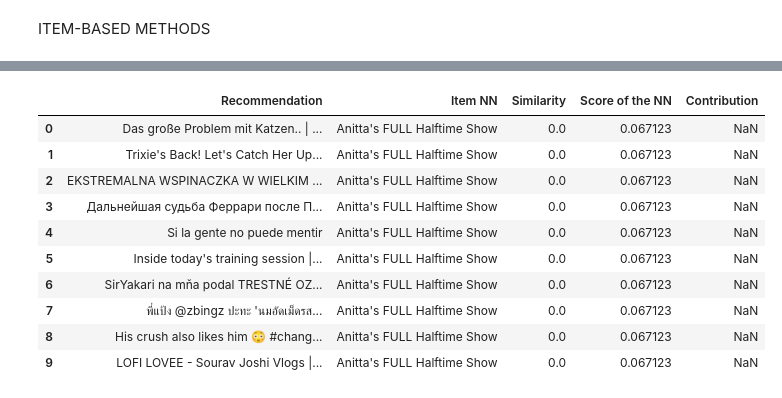
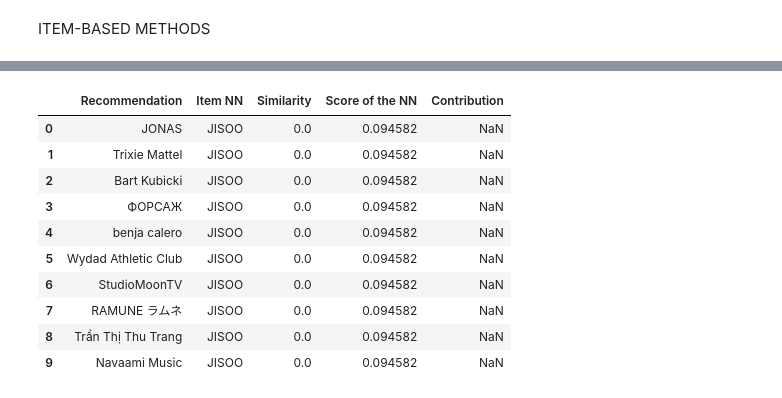
Before and after one commit to adrianarodriguezrodriguez/youtube, a Jupyter notebook: spark.ipynb, the cells around one changed output, grey strips where cells are left out. Drawn from its saved outputs; the diff is of its cells as text; code cells hidden in the pictures.

```diff
--- a/spark.ipynb
+++ b/spark.ipynb
@@ -100,15 +100,18 @@ In our dataset, we have a combination of both types of data, separated as follow
 
 As a starter to our project, we decided to cut some of the variables that are less likely to be userful in user recommendation. If needed, we will reload some of the columns needed.
 # %%
-columns_useful = ['title', 'channel_name', 'view_count', 'like_count', 'comment_count',
-                  'video_tags', 'kind', 'publish_date', 'langauge']
+# Lista de columnas que quieres usar
+columns_useful = [
+    'title', 'channel_name', 'country', 'view_count', 'like_count', 'comment_count',
+    'video_tags', 'kind', 'publish_date', 'language'
+]
 
-# Filter the columns that exist in the dataframe
+# Verificamos qué columnas existen realmente en el DataFrame
 columns_validas = [c for c in columns_useful if c in data.columns]
 
-# Select only the valid columns
+# Filtramos solo esas columnas
 data = data[columns_validas]
 
-# Display the first 5 rows
-data.head(5)
+# Mostramos las primeras filas
+data.head()
 # %% [output]
@@ -617,7 +669,7 @@ print(f"\n🔢 Total de canales únicos en el modelo: {len(canales_entrenados)}"
 🔢 Total de canales únicos en el modelo: 12571
 # %%
 # Canal del cual queremos obtener recomendaciones
-canal_elegido = "NFL"  # Puedes cambiarlo por otro channel_name
+canal_elegido = "JISOO"  # Puedes cambiarlo por otro channel_name
 
 # Verificamos que el canal esté en el conjunto de entrenamiento
 if canal_elegido not in iknn_pearson_mc.train_set.uid_map:
@@ -691,56 +743,71 @@ else:
 # %%
 from collections import defaultdict
 
 TOPK = 10
 
 # Verificar si el canal está en el modelo
 if canal_elegido not in iknn_pearson_mc.train_set.uid_map:
     print(f"❌ El canal '{canal_elegido}' no está en el conjunto de entrenamiento.")
 else:
-    # Obtener índice interno
     UIDX = iknn_pearson_mc.train_set.uid_map[canal_elegido]
 
-    # Matrices de puntuaciones y similitudes
+    # Matrices necesarias
     rating_mat = iknn_pearson_mc.train_set.matrix
     score_arr = iknn_pearson_mc.ui_mat[UIDX].A.ravel()
-    rated_items = np.nonzero(rating_mat[UIDX])[1]  # vídeos que ya ha "visto" ese canal
+    rated_items = np.nonzero(rating_mat[UIDX])[1]
 
-    # Estructura para guardar resultados
     df = defaultdict(list)
+    mostrados = set()
+    i = 0
 
-    # Para cada ítem recomendado
-    for rec in recommendations[:TOPK]:
+    for rec in recommendations:
         sim_arr = iknn_pearson_mc.sim_mat[rec].A.ravel()
         nearest_neighbor = rated_items[np.argsort(sim_arr[rated_items])[-1]]
         sim = sim_arr[nearest_neighbor]
         score = score_arr[nearest_neighbor]
 
         # Obtener nombres reales
-        item_name = iknn_pearson_mc.train_set.item_ids[rec]
-        nn_name = iknn_pearson_mc.train_set.item_ids[nearest_neighbor]
+        video_recomendado = iknn_pearson_mc.train_set.item_ids[rec]
+        video_vecino = iknn_pearson_mc.train_set.item_ids[nearest_neighbor]
 
-        # Guardar en el diccionario
-        df["Recommendation"].append(item_name)
-        df["Item NN"].append(nn_name)
+        # Obtener canales asociados
+        canal_recomendado = data[data["title"] == video_recomendado]["channel_name"].values[0]
+        canal_vecino = data[data["title"] == video_vecino]["channel_name"].values[0]
+
+        # Evitar duplicados o recomendarse a sí mismo
+        if canal_recomendado == canal_elegido or canal_recomendado in mostrados:
+            continue
+
+        # Guardar resultados
+        df["Recommendation"].append(canal_recomendado)
+        df["Item NN"].append(canal_vecino)
         df["Similarity"].append(sim)
         df["Score of the NN"].append(score)
-        df["Contribution"].append((score * sim) / np.abs(sim))
 
-    # Crear y mostrar el DataFrame
+        # Evitar división por cero
+        contrib = (score * sim / np.abs(sim)) if sim != 0 else np.nan
+        df["Contribution"].append(contrib)
+
+        mostrados.add(canal_recomendado)
+        i += 1
+        if i == TOPK:
+            break
+
+    # Mostrar resultado final
     rec_df = pd.DataFrame.from_dict(df)
     display(rec_df)
 # %% [output]
 |  | Recommendation | Item NN | Similarity | Score of the NN | Contribution |
-| 0 | Das große Problem mit Katzen.. | ... | Anitta's FULL Halftime Show | 0.0 | 0.067123 | NaN |
-| 1 | Trixie's Back! Let's Catch Her Up... | Anitta's FULL Halftime Show | 0.0 | 0.067123 | NaN |
-| 2 | EKSTREMALNA WSPINACZKA W WIELKIM ... | Anitta's FULL Halftime Show | 0.0 | 0.067123 | NaN |
-| 3 | Дальнейшая судьба Феррари после П... | Anitta's FULL Halftime Show | 0.0 | 0.067123 | NaN |
-| 4 | Si la gente no puede mentir | Anitta's FULL Halftime Show | 0.0 | 0.067123 | NaN |
-| 5 | Inside today's training session |... | Anitta's FULL Halftime Show | 0.0 | 0.067123 | NaN |
-| 6 | SirYakari na mňa podal TRESTNÉ OZ... | Anitta's FULL Halftime Show | 0.0 | 0.067123 | NaN |
-| 7 | พี่แป้ง @zbingz ปะทะ 'นมอัดเม็ดรส... | Anitta's FULL Halftime Show | 0.0 | 0.067123 | NaN |
-| 8 | His crush also likes him 😳 #chang... | Anitta's FULL Halftime Show | 0.0 | 0.067123 | NaN |
-| 9 | LOFI LOVEE - Sourav Joshi Vlogs |... | Anitta's FULL Halftime Show | 0.0 | 0.067123 | NaN |
+| 0 | JONAS | JISOO | 0.0 | 0.094582 | NaN |
+| 1 | Trixie Mattel | JISOO | 0.0 | 0.094582 | NaN |
+| 2 | Bart Kubicki | JISOO | 0.0 | 0.094582 | NaN |
+| 3 | ФОРСАЖ | JISOO | 0.0 | 0.094582 | NaN |
+| 4 | benja calero | JISOO | 0.0 | 0.094582 | NaN |
+| 5 | Wydad Athletic Club | JISOO | 0.0 | 0.094582 | NaN |
+| 6 | StudioMoonTV | JISOO | 0.0 | 0.094582 | NaN |
+| 7 | RAMUNE ラムネ | JISOO | 0.0 | 0.094582 | NaN |
+| 8 | Trần Thị Thu Trang | JISOO | 0.0 | 0.094582 | NaN |
+| 9 | Navaami Music | JISOO | 0.0 | 0.094582 | NaN |
 # %%
 import matplotlib.pyplot as plt
 import seaborn as sns
```
Also changed, not shown: parts of 29 cells of this notebook, 3 other files.
